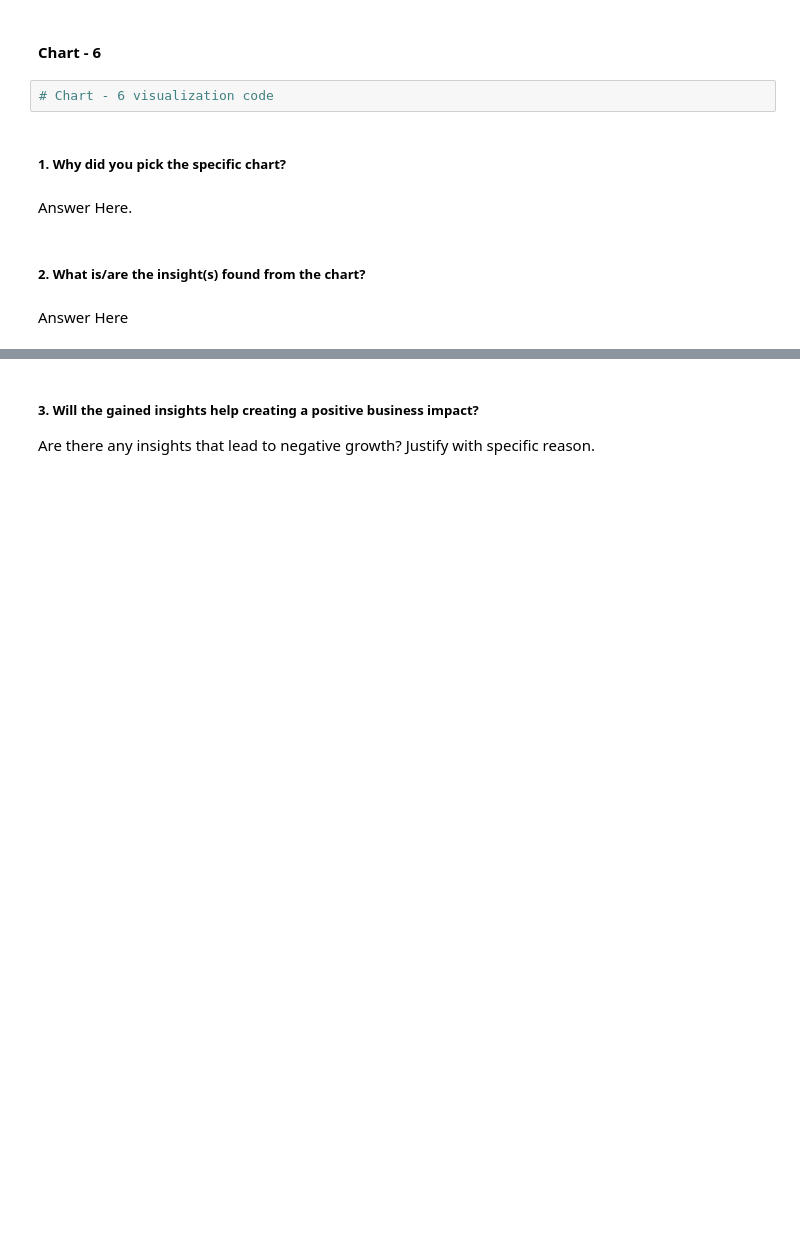
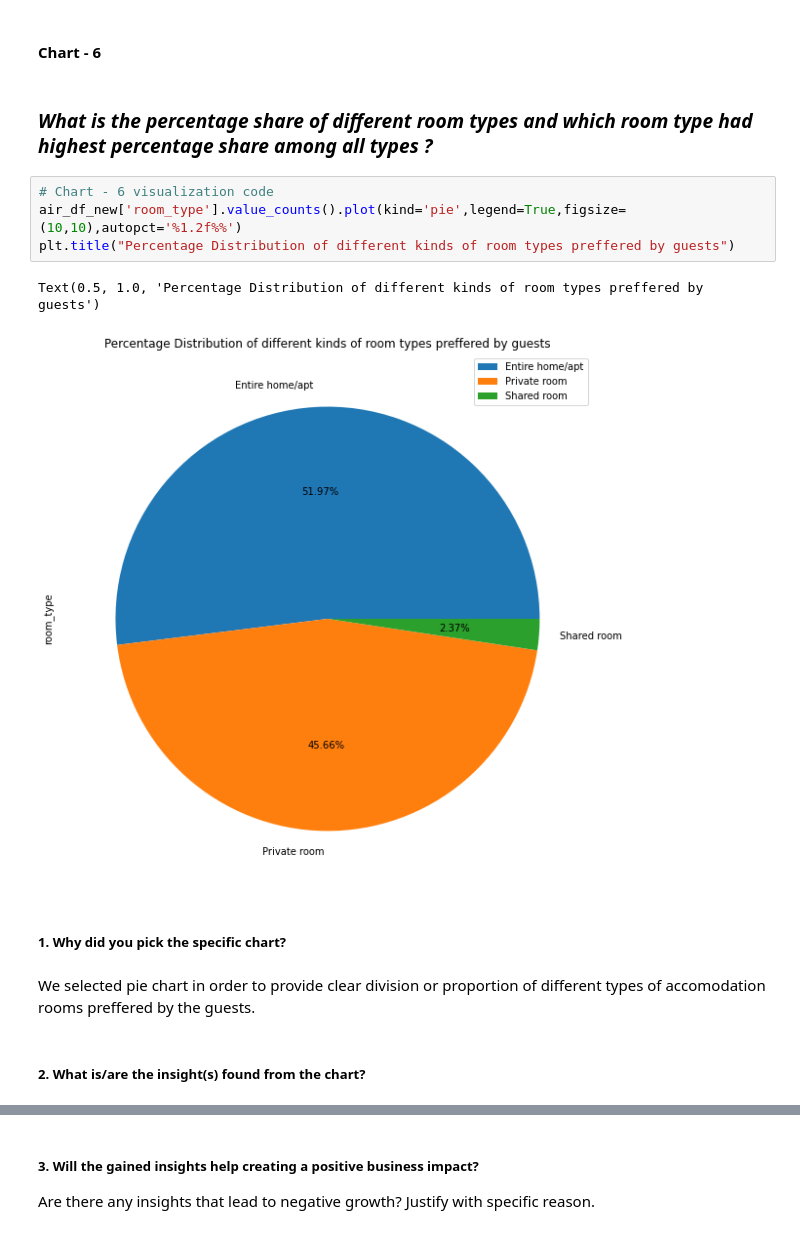
Before and after one commit to apurva-shrivastava/AirBnb-Booking-Analysis, a Jupyter notebook: Apurva_Shrivastava_EDA_Submission_Template.ipynb, the cells around one changed output, grey strips where cells are left out. Saved outputs shown, nothing was run; the diff lists cells and outputs as text; blank space fills up the shorter version.

```diff
--- a/Apurva_Shrivastava_EDA_Submission_Template.ipynb
+++ b/Apurva_Shrivastava_EDA_Submission_Template.ipynb
@@ -434,13 +440,18 @@ Are there any insights that lead to negative growth? Justify with specific reaso
 we should come with more listings in the financial district and recommend high paying customers properties over there however at the same time , we should conduct more research on the regions where property prices are low and contribute then to grow.
 # %% [markdown]
 #### Chart - 6
-# %%
-# Chart - 6 visualization code
+# %% [markdown]
+### ***What is the percentage share of different room types and which room type had highest percentage share among all types ?***
+# %%
+# Chart - 6 visualization code
+air_df_new['room_type'].value_counts().plot(kind='pie',legend=True,figsize=(10,10),autopct='%1.2f%%')
+plt.title("Percentage Distribution of different kinds of room types preffered by guests")
+# %% [output]
+Text(0.5, 1.0, 'Percentage Distribution of different kinds of room types preffered by guests')
+[figure, added]
 # %% [markdown]
 ##### 1. Why did you pick the specific chart?
-# %% [markdown]
-Answer Here.
+# %% [markdown]
+We selected pie chart in order to provide clear division or proportion of different types of accomodation rooms preffered by the guests.
 # %% [markdown]
 ##### 2. What is/are the insight(s) found from the chart?
-# %% [markdown]
-Answer Here
```
Also changed, not shown: parts of 82 cells of this notebook.
